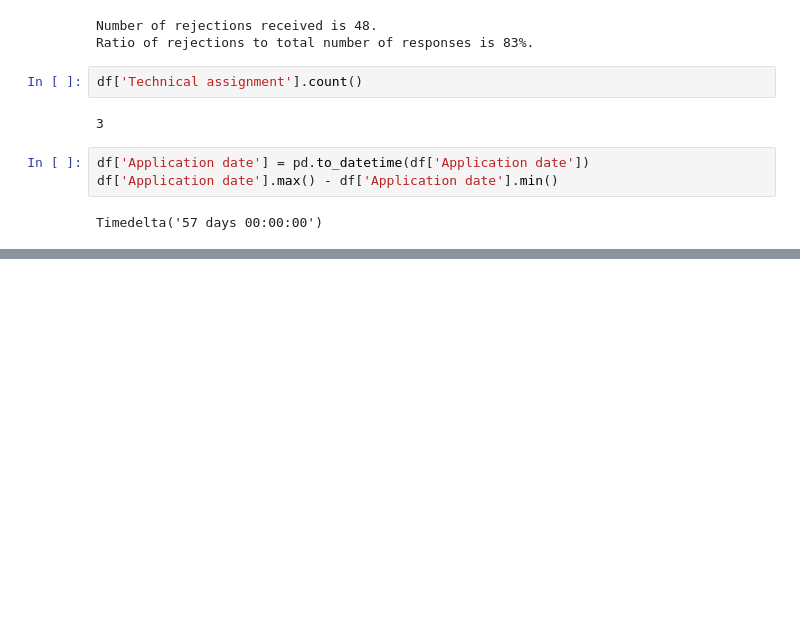
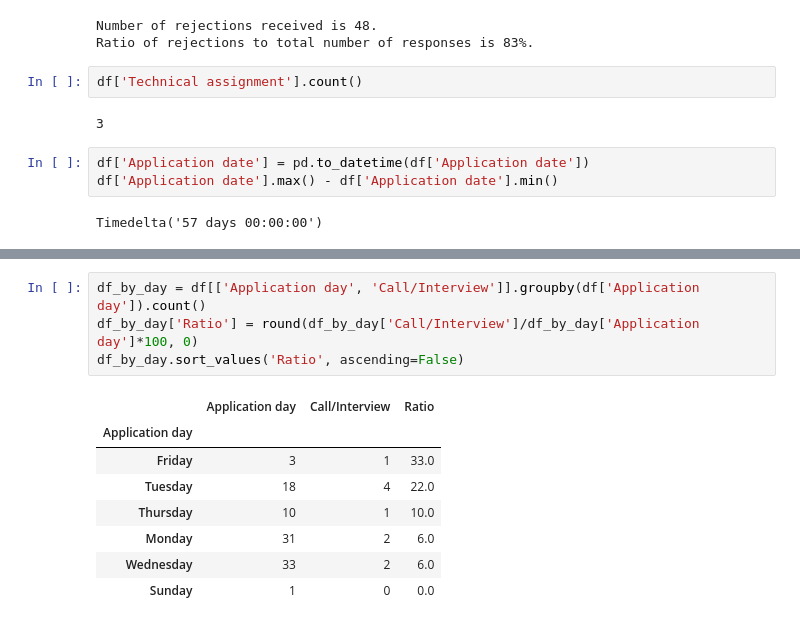
Before and after one commit to SvetlanaGruzdeva/job-hunt-stats, a Jupyter notebook: main.ipynb, the cells around one changed output, grey strips where cells are left out. Cells and saved outputs as stored; diff of their text form; blank space fills up the shorter version.

```diff
--- a/main.ipynb
+++ b/main.ipynb
@@ -117,0 +129,13 @@ Timedelta('57 days 00:00:00')
+# %%
+df_by_day = df[['Application day', 'Call/Interview']].groupby(df['Application day']).count()
+df_by_day['Ratio'] = round(df_by_day['Call/Interview']/df_by_day['Application day']*100, 0)
+df_by_day.sort_values('Ratio', ascending=False)
+# %% [output]
+|  | Application day | Call/Interview | Ratio |
+| Application day |  |  |  |
+| Friday | 3 | 1 | 33.0 |
+| Tuesday | 18 | 4 | 22.0 |
+| Thursday | 10 | 1 | 10.0 |
+| Monday | 31 | 2 | 6.0 |
+| Wednesday | 33 | 2 | 6.0 |
+| Sunday | 1 | 0 | 0.0 |
```
Also changed, not shown: parts of 5 cells of this notebook, 1 other file.
